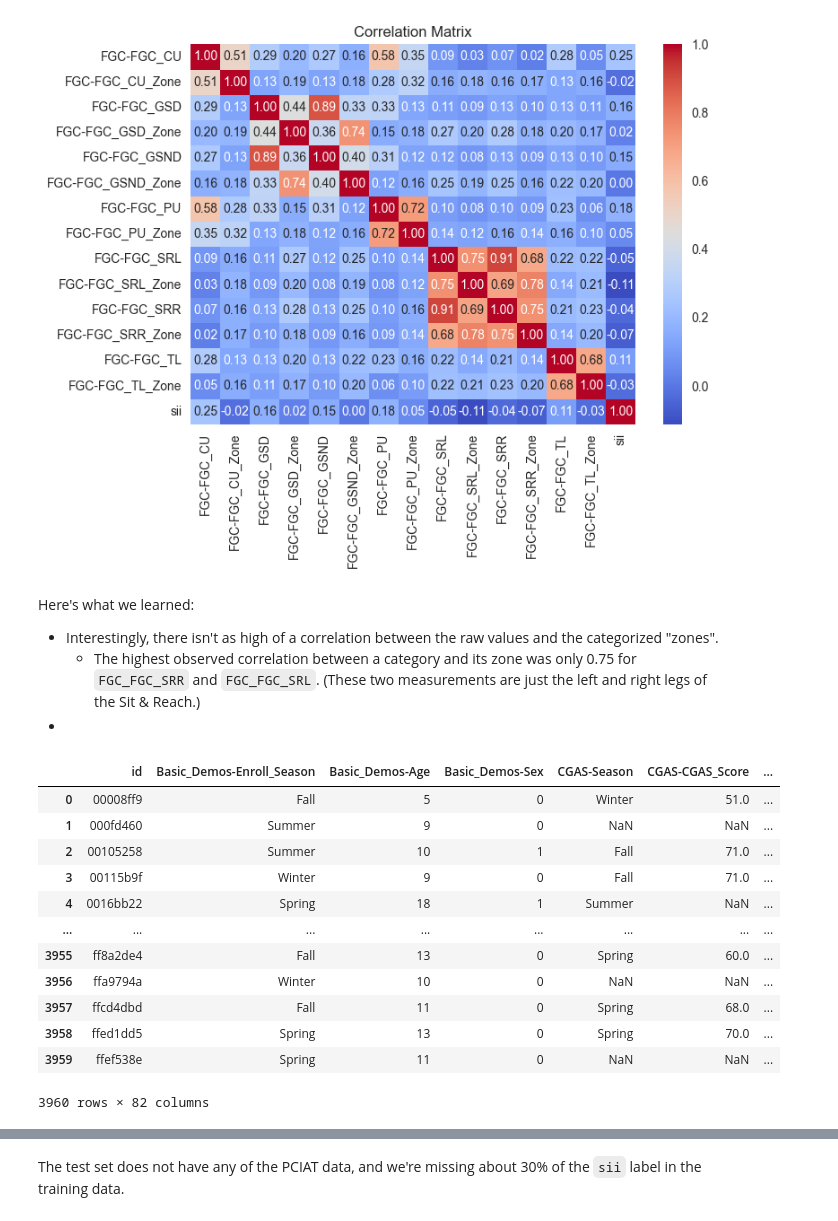
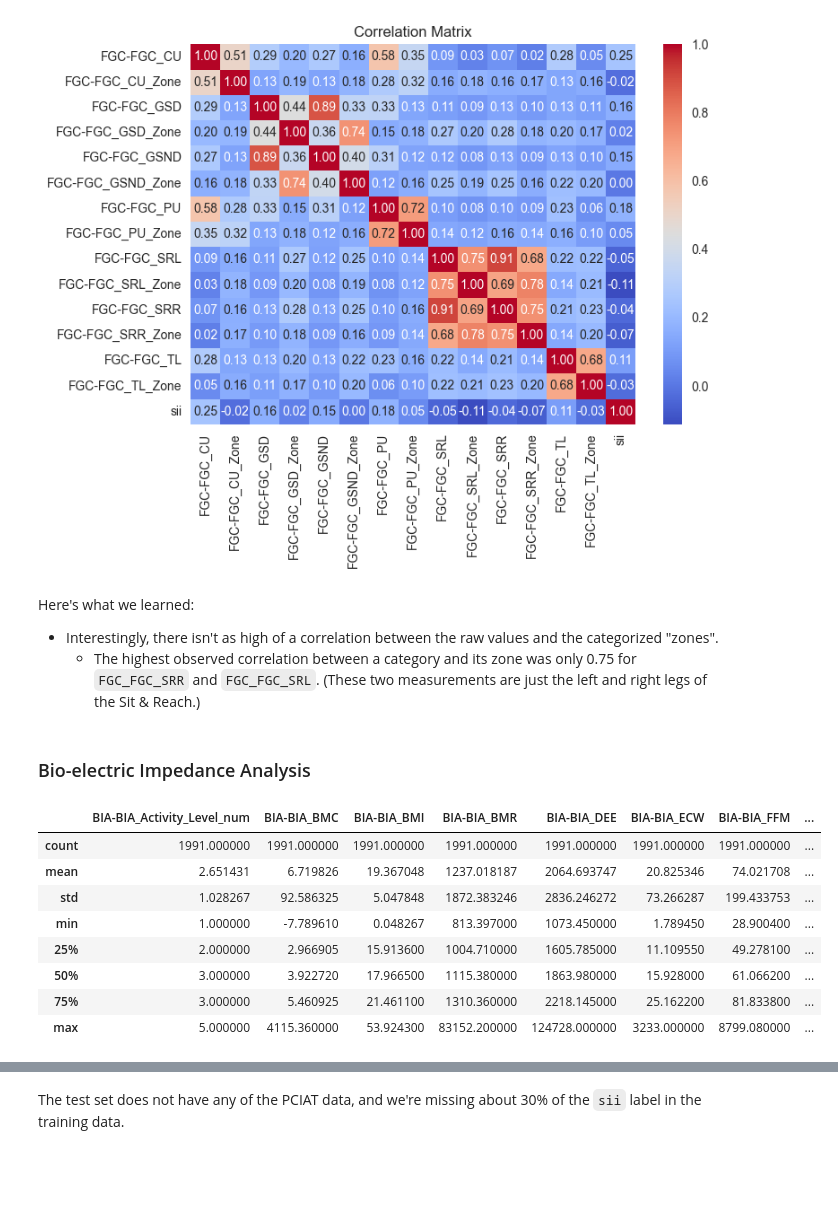
Before and after one commit to crmueller100/child-mind-institute-problematic-internet-use, a Jupyter notebook: predict_severity_impairment_index.ipynb, the cells around one changed output, grey strips where cells are left out. Saved outputs shown, nothing was run; the diff lists cells and outputs as text; code cells hidden in the pictures; blank space fills up the shorter version.

```diff
--- a/predict_severity_impairment_index.ipynb
+++ b/predict_severity_impairment_index.ipynb
@@ -208,20 +208,18 @@ plt.show()
 Here's what we learned:
 - Interestingly, there isn't as high of a correlation between the raw values and the categorized "zones".
     - The highest observed correlation between a category and its zone was only 0.75 for `FGC_FGC_SRR` and `FGC_FGC_SRL`. (These two measurements are just the left and right legs of the Sit & Reach.)
--
-# %%
-train_df
-# %% [output]
-|  | id | Basic_Demos-Enroll_Season | Basic_Demos-Age | Basic_Demos-Sex | CGAS-Season | CGAS-CGAS_Score | ... |
-| 0 | 00008ff9 | Fall | 5 | 0 | Winter | 51.0 | ... |
-| 1 | 000fd460 | Summer | 9 | 0 | NaN | NaN | ... |
-| 2 | 00105258 | Summer | 10 | 1 | Fall | 71.0 | ... |
-| 3 | 00115b9f | Winter | 9 | 0 | Fall | 71.0 | ... |
-| 4 | 0016bb22 | Spring | 18 | 1 | Summer | NaN | ... |
-| ... | ... | ... | ... | ... | ... | ... | ... |
-| 3955 | ff8a2de4 | Fall | 13 | 0 | Spring | 60.0 | ... |
-| 3956 | ffa9794a | Winter | 10 | 0 | NaN | NaN | ... |
-| 3957 | ffcd4dbd | Fall | 11 | 0 | Spring | 68.0 | ... |
-| 3958 | ffed1dd5 | Spring | 13 | 0 | Spring | 70.0 | ... |
-| 3959 | ffef538e | Spring | 11 | 0 | NaN | NaN | ... |
-3960 rows × 82 columns
+# %% [markdown]
+### Bio-electric Impedance Analysis
+# %%
+bia_cols = list(train_df.filter(like='BIA-').columns) + ['sii']
+train_df[bia_cols].describe()
+# %% [output]
+|  | BIA-BIA_Activity_Level_num | BIA-BIA_BMC | BIA-BIA_BMI | BIA-BIA_BMR | BIA-BIA_DEE | BIA-BIA_ECW | BIA-BIA_FFM | ... |
+| count | 1991.000000 | 1991.000000 | 1991.000000 | 1991.000000 | 1991.000000 | 1991.000000 | 1991.000000 | ... |
+| mean | 2.651431 | 6.719826 | 19.367048 | 1237.018187 | 2064.693747 | 20.825346 | 74.021708 | ... |
+| std | 1.028267 | 92.586325 | 5.047848 | 1872.383246 | 2836.246272 | 73.266287 | 199.433753 | ... |
+| min | 1.000000 | -7.789610 | 0.048267 | 813.397000 | 1073.450000 | 1.789450 | 28.900400 | ... |
+| 25% | 2.000000 | 2.966905 | 15.913600 | 1004.710000 | 1605.785000 | 11.109550 | 49.278100 | ... |
+| 50% | 3.000000 | 3.922720 | 17.966500 | 1115.380000 | 1863.980000 | 15.928000 | 61.066200 | ... |
+| 75% | 3.000000 | 5.460925 | 21.461100 | 1310.360000 | 2218.145000 | 25.162200 | 81.833800 | ... |
+| max | 5.000000 | 4115.360000 | 53.924300 | 83152.200000 | 124728.000000 | 3233.000000 | 8799.080000 | ... |
```
Also changed, not shown: parts of 12 cells of this notebook.
